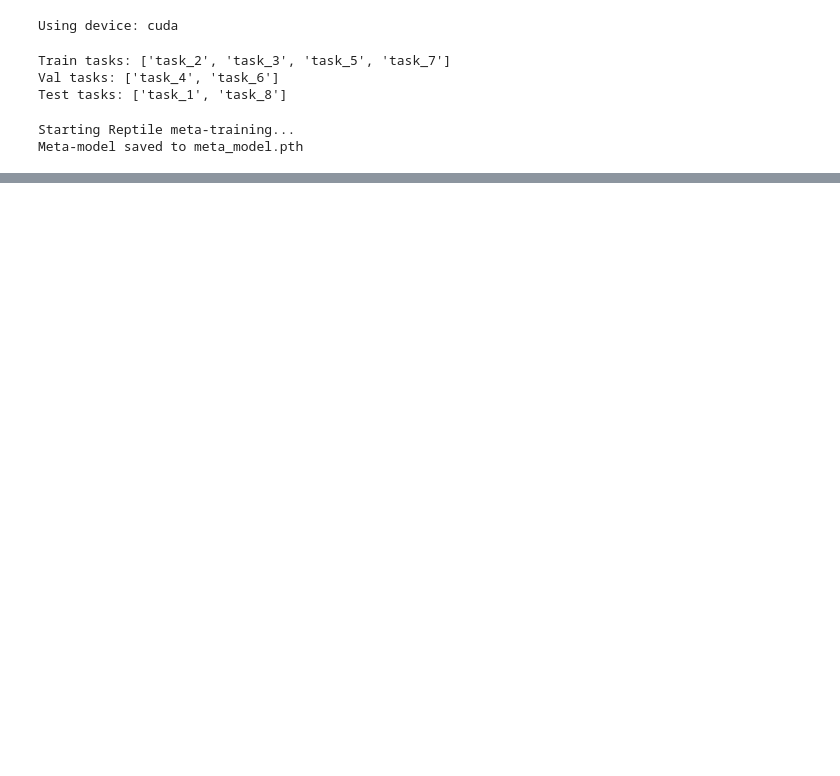
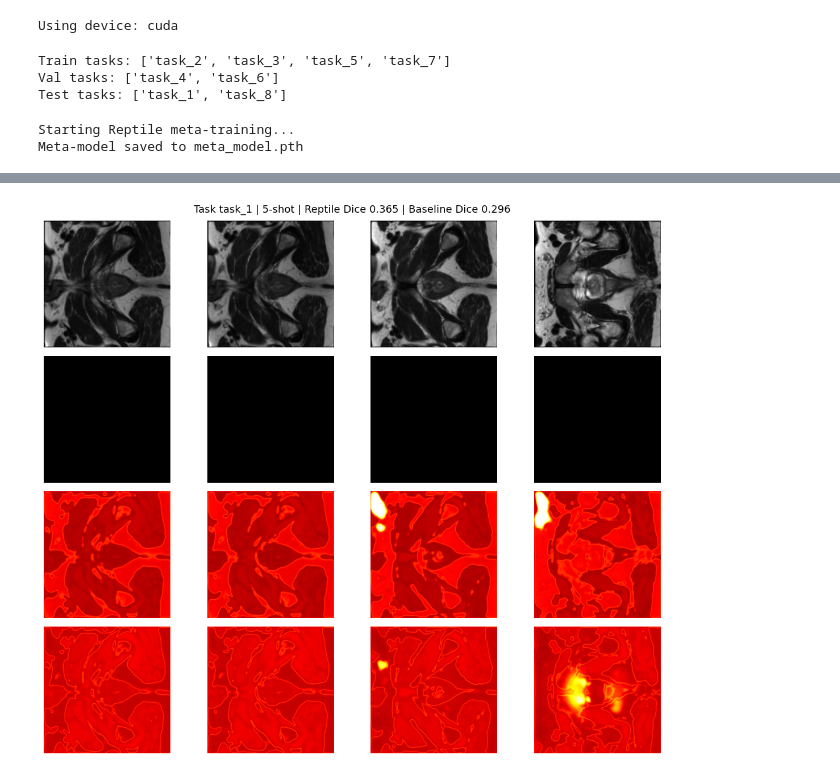
Before and after one commit to timfkl/QMUL-EMS741-Group-8, a Jupyter notebook: EMS741_Group8_Reptile_Cluster.ipynb, the cells around one changed output, grey strips where cells are left out. Cells and saved outputs as stored; diff of their text form; code cells hidden in the pictures; blank space fills up the shorter version.

```diff
--- a/EMS741_Group8_Reptile_Cluster.ipynb
+++ b/EMS741_Group8_Reptile_Cluster.ipynb
@@ -140,0 +240,83 @@ Task task_8 | Reptile: 0.0352 | Baseline: 0.0121
+# %%
+def qualitative_panel(meta_model, task_dict, task_name,
+                      n_shot=5, adapt_steps=20, seed=42, n_cols=4):
+    """
+    Show: image | GT | Reptile prediction | Baseline prediction (for same query).
+    """
+    # Reptile adapt
+    r_dice, adapted_meta, episode = adapt_and_evaluate(
+        meta_model, task_dict,
+        n_shot=n_shot,
+        adapt_steps=adapt_steps,
+        adapt_lr=1e-3,
+        seed=seed,
+    )
+
+    # Baseline adapt from scratch with same support/query split
+    base = UNet().to(DEVICE)
+    b_dice, adapted_base, _ = unified_adapt_and_evaluate(
+        base,
+        task_dict,
+        n_shot=n_shot,
+        epochs=20,
+        lr=1e-3,
+        seed=seed,
+    )
+
+    # Get one query batch
+    q_loader = episode.query_loader(batch_size=n_cols)
+    try:
+        imgs_b, masks_b = next(iter(q_loader))
+    except StopIteration:
+        print(f"[{task_name}] No query images available.")
+        return
+
+    imgs_b = imgs_b.to(DEVICE)
+    masks_b = masks_b.to(DEVICE)
+
+    adapted_meta.eval()
+    adapted_base.eval()
+    with torch.no_grad():
+        preds_r = adapted_meta(imgs_b).cpu().numpy()
+        preds_b = adapted_base(imgs_b).cpu().numpy()
+        imgs_np = imgs_b.cpu().numpy()
+        masks_np = masks_b.cpu().numpy()
+
+    n = min(n_cols, imgs_np.shape[0])
+    fig, axes = plt.subplots(4, n, figsize=(3 * n, 10))
+    fig.suptitle(
+        f"Task {task_name} | {n_shot}-shot "
+        f"| Reptile Dice {r_dice:.3f} | Baseline Dice {b_dice:.3f}",
+        fontsize=13,
+    )
+
+    row_labels = ["MR image", "Ground truth", "Reptile", "Baseline"]
+    for row, label in enumerate(row_labels):
+        axes[row, 0].set_ylabel(label, fontsize=11)
+
+    for col in range(n):
+        axes[0, col].imshow(imgs_np[col, 0], cmap="gray")
+        axes[0, col].axis("off")
+
+        axes[1, col].imshow(masks_np[col, 0] * 255, cmap="gray",
+                            vmin=0, vmax=255)
+        axes[1, col].axis("off")
+
+        axes[2, col].imshow(preds_r[col, 0], cmap="hot", vmin=0, vmax=1)
+        axes[2, col].axis("off")
+
+        axes[3, col].imshow(preds_b[col, 0], cmap="hot", vmin=0, vmax=1)
+        axes[3, col].axis("off")
+
+    plt.tight_layout()
+    out_name = f"qualitative_{task_name}_nshot{n_shot}.png"
+    plt.savefig(out_name, dpi=150)
+    plt.show()
+    print(f"Saved {out_name}")
+
+
+# Generate qualitative panels for all test tasks at 5-shot
+for t_name, t_dict in test_tasks.items():
+    qualitative_panel(meta_model, t_dict, t_name, n_shot=5, adapt_steps=20)
+# %% [output]
+[figure, added]
```
Also changed, not shown: parts of 7 cells of this notebook, 1 other file.
